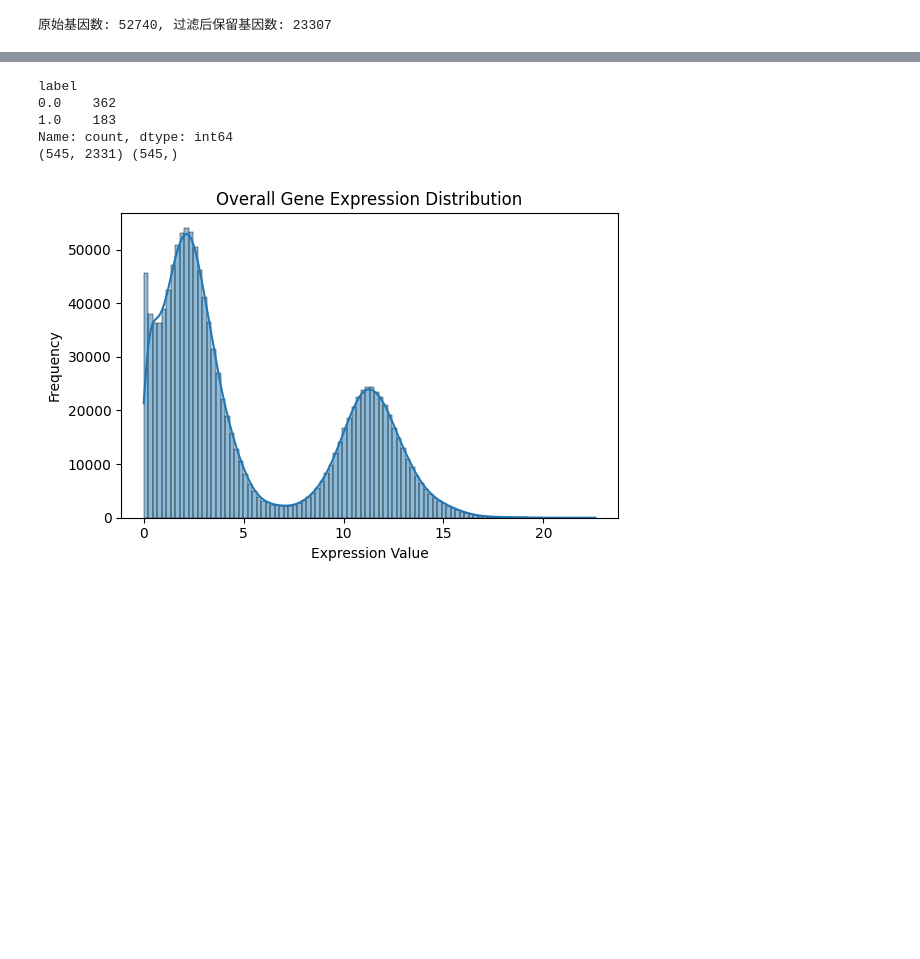
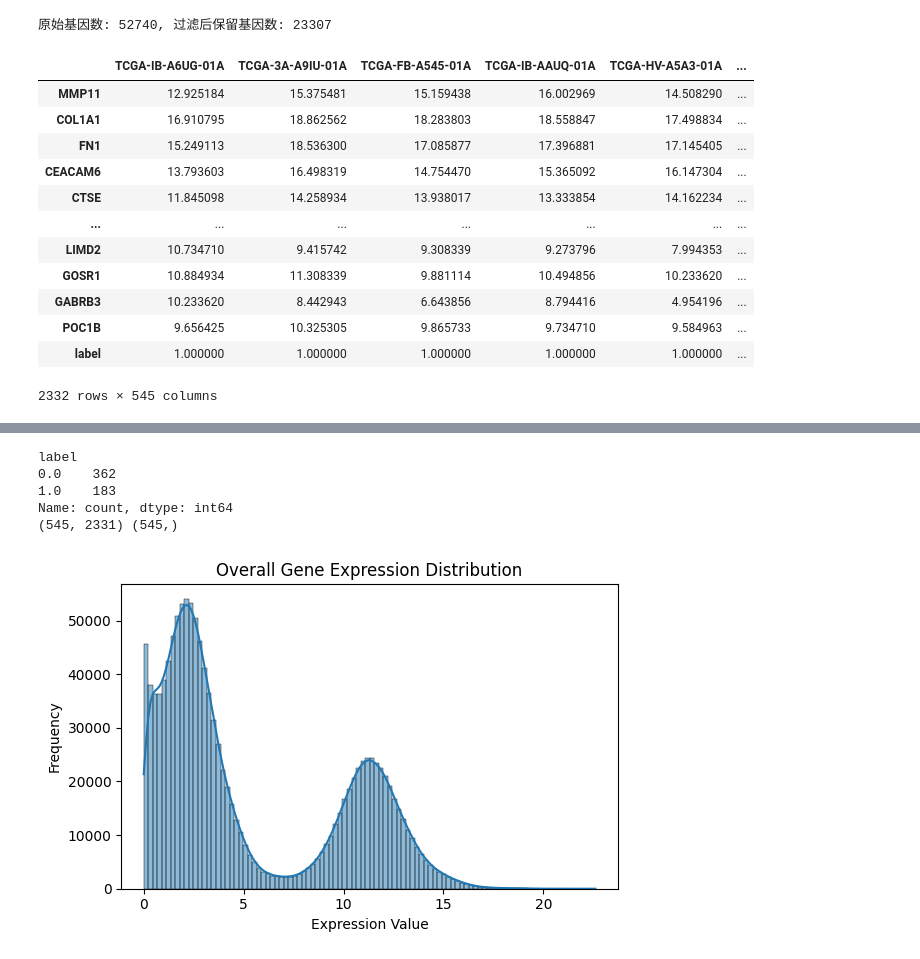
Before and after one commit to gaopeigi3/PAAD, a Jupyter notebook: hhy.ipynb, the cells around one changed output, grey strips where cells are left out. Saved outputs shown, nothing was run; the diff lists cells and outputs as text; code cells hidden in the pictures; blank space fills up the shorter version.

```diff
--- a/hhy.ipynb
+++ b/hhy.ipynb
@@ -188,5 +204,21 @@ label_df = pd.DataFrame([label_row], index=['label'])
 filtered_with_label = pd.concat([filtered_hvg, label_df], axis=0)
 
 filtered_with_label.to_csv("filtered_matrix_1stlabel.tsv", sep="\t")
+# %%
+filtered_with_label
+# %% [output]
+|  | TCGA-IB-A6UG-01A | TCGA-3A-A9IU-01A | TCGA-FB-A545-01A | TCGA-IB-AAUQ-01A | TCGA-HV-A5A3-01A | ... |
+| MMP11 | 12.925184 | 15.375481 | 15.159438 | 16.002969 | 14.508290 | ... |
+| COL1A1 | 16.910795 | 18.862562 | 18.283803 | 18.558847 | 17.498834 | ... |
+| FN1 | 15.249113 | 18.536300 | 17.085877 | 17.396881 | 17.145405 | ... |
+| CEACAM6 | 13.793603 | 16.498319 | 14.754470 | 15.365092 | 16.147304 | ... |
+| CTSE | 11.845098 | 14.258934 | 13.938017 | 13.333854 | 14.162234 | ... |
+| ... | ... | ... | ... | ... | ... | ... |
+| LIMD2 | 10.734710 | 9.415742 | 9.308339 | 9.273796 | 7.994353 | ... |
+| GOSR1 | 10.884934 | 11.308339 | 9.881114 | 10.494856 | 10.233620 | ... |
+| GABRB3 | 10.233620 | 8.442943 | 6.643856 | 8.794416 | 4.954196 | ... |
+| POC1B | 9.656425 | 10.325305 | 9.865733 | 9.734710 | 9.584963 | ... |
+| label | 1.000000 | 1.000000 | 1.000000 | 1.000000 | 1.000000 | ... |
+2332 rows × 545 columns
 # %%
 filtered_with_label.T.loc[matrix_count_subtype.index].T.to_csv("filtered_matrix_2ndlabel.tsv", sep="\t")
```
Also changed, not shown: parts of 4 cells of this notebook.
